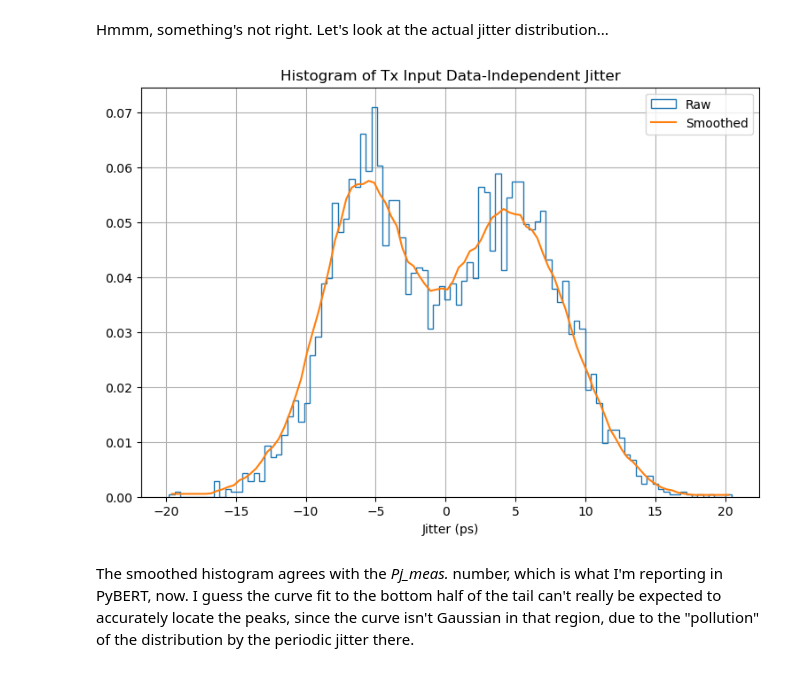
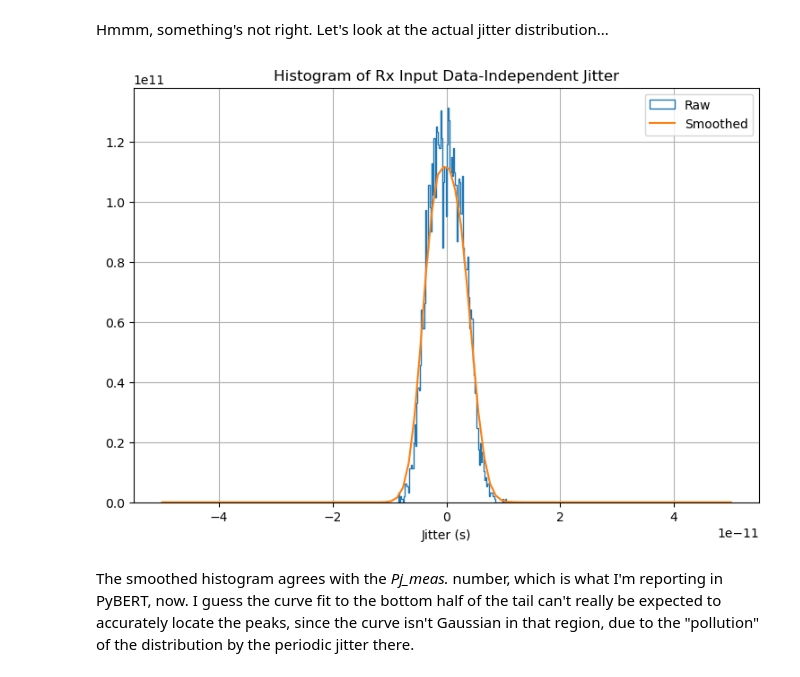
Before and after one commit to capn-freako/PyBERT, a Jupyter notebook: misc/OnJitterDecomposition.ipynb, the cells around one changed output. Drawn from its saved outputs; the diff is of its cells as text; code cells hidden in the pictures.

```diff
--- a/misc/OnJitterDecomposition.ipynb
+++ b/misc/OnJitterDecomposition.ipynb
@@ -238,16 +246,8 @@ For consistency, we'll look at the jitter in the _Rx input_, as that is the firs
 Here, we'll vary the channel length, to see its effect on the 3 jitter components.
 We'll also plot the spectrum of the _total_ and _data independent_ jitter, which will enable us to do some sanity checking of our decomposition/analysis algorithm.
 # %%
-for l_ch in [0.1, 0.2, 0.5]:
-    myPyBERT.l_ch = l_ch
-    my_run_simulation(myPyBERT, initial_run=False, update_plots=False)
-    print(f"Channel length: {l_ch:3.1f} m; ISI: {myPyBERT.isi_tx*1e12:5.1f} ps; Pj: {myPyBERT.pj_tx*1e12:5.1f} ps; Rj: {myPyBERT.rj_tx*1e12:5.1f} ps.")
-    plt.semilogx(myPyBERT.f_MHz[:len(myPyBERT.jitter_spectrum_tx)],     20*np.log10(np.abs(myPyBERT.jitter_spectrum_tx)),     label=f"ChLen={l_ch:3.1}-Total")
-    plt.semilogx(myPyBERT.f_MHz[:len(myPyBERT.jitter_ind_spectrum_tx)], 20*np.log10(np.abs(myPyBERT.jitter_ind_spectrum_tx)), label=f"ChLen={l_ch:3.1}-Independent")
-plt.title("Jitter Spectrum vs. Channel Length (m)")
-plt.xlabel("Frequency (MHz)")
-plt.ylabel("|H(f)| (dB)")
-plt.grid()
-plt.legend()
-plt.show()
+myPyBERT.l_ch = 0.1
+my_run_simulation(myPyBERT, initial_run=False, update_plots=False)
+print(f"Channel: ISI: {myPyBERT.isi_chnl*1e12:5.1f} ps; Pj: {myPyBERT.pj_chnl*1e12:5.1f} ps; Rj: {myPyBERT.rj_chnl*1e12:5.1f} ps.")
+print(f"Tx:\t ISI: {myPyBERT.isi_tx*1e12:5.1f} ps; Pj: {myPyBERT.pj_tx*1e12:5.1f} ps; Rj: {myPyBERT.rj_tx*1e12:5.1f} ps.")
 # %% [output]
@@ -257,0 +290,13 @@ Channel length: 0.5 m; ISI:  33.5 ps; Pj:   0.1 ps; Rj:   0.5 ps.
+# %%
+for l_ch in [0.1, 0.2, 0.5]:
+    myPyBERT.l_ch = l_ch
+    my_run_simulation(myPyBERT, initial_run=False, update_plots=False)
+    print(f"Channel length: {l_ch:3.1f} m; ISI: {myPyBERT.isi_tx*1e12:5.1f} ps; Pj: {myPyBERT.pj_tx*1e12:5.1f} ps; Rj: {myPyBERT.rj_tx*1e12:5.1f} ps.")
+    plt.semilogx(myPyBERT.f_MHz[:len(myPyBERT.jitter_spectrum_tx)],     20*np.log10(np.abs(myPyBERT.jitter_spectrum_tx)),     label=f"ChLen={l_ch:3.1}-Total")
+    plt.semilogx(myPyBERT.f_MHz[:len(myPyBERT.jitter_ind_spectrum_tx)], 20*np.log10(np.abs(myPyBERT.jitter_ind_spectrum_tx)), label=f"ChLen={l_ch:3.1}-Independent")
+plt.title("Jitter Spectrum vs. Channel Length (m)")
+plt.xlabel("Frequency (MHz)")
+plt.ylabel("|H(f)| (dB)")
+plt.grid()
+plt.legend()
+plt.show()
@@ -537,15 +574,15 @@ Channel length: 0.5 m
 Hmmm, something's not right.
 Let's look at the actual jitter distribution...
 # %%
-plt.hist(myPyBERT.tie_ind_tx*1e12, bins=100, histtype="step", density=True, label="Raw")
-plt.plot(myPyBERT.centers, myPyBERT.hist_smooth, label="Smoothed")
-plt.title("Histogram of Tx Input Data-Independent Jitter")
-plt.xlabel("Jitter (ps)")
+plt.hist(myPyBERT.tie_ind_tx, bins=100, histtype="step", density=True, label="Raw")
+plt.plot(myPyBERT.centers, myPyBERT.hist_ind_smooth, label="Smoothed")
+plt.title("Histogram of Rx Input Data-Independent Jitter")
+plt.xlabel("Jitter (s)")
 plt.grid()
 plt.legend()
 plt.show()
 # %% [output]
-[figure, old version]
+[figure, new version]
 # %% [markdown]
 The smoothed histogram agrees with the _Pj_meas._ number, which is what I'm reporting in PyBERT, now.
 I guess the curve fit to the bottom half of the tail can't really be expected to accurately locate the peaks, since the curve isn't Gaussian in that region, due to the "pollution" of the distribution by the periodic jitter there.
```
Also changed, not shown: parts of 16 cells of this notebook, 5 other files.
